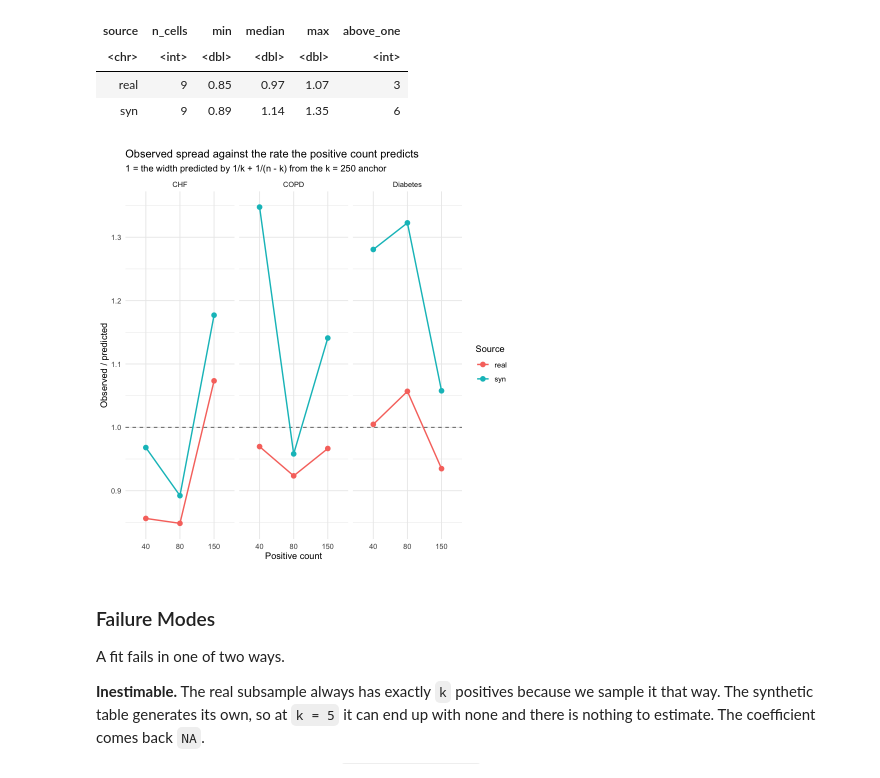
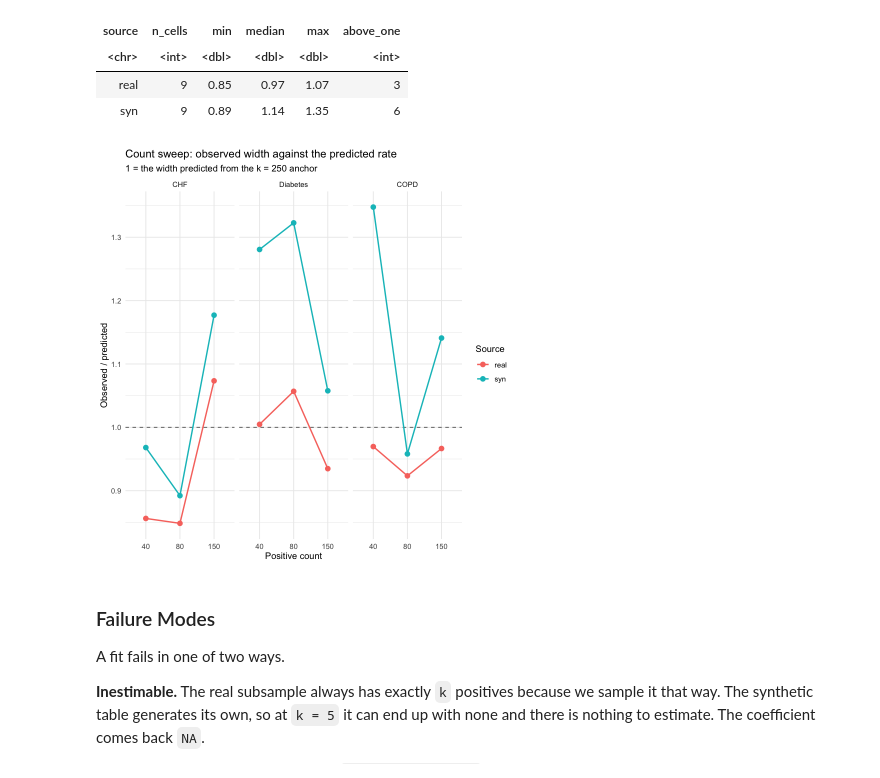
Before and after one commit to ShengPeiWilliam/mimic-synthetic-fidelity, a Jupyter notebook: code/mimic-fidelity-analysis.ipynb, the cells around one changed output. Cells and saved outputs as stored; diff of their text form; code cells hidden in the pictures.

```diff
--- a/code/mimic-fidelity-analysis.ipynb
+++ b/code/mimic-fidelity-analysis.ipynb
@@ -1037,23 +898,25 @@ A tibble: 2 × 6
 # %%
 # the same ratios as a figure: 1 is the width the 1/k + 1/(n-k) rate predicts
 # from the k = 250 anchor, so distance from the line is variance the count does
 # not account for. k = 250 is the anchor and sits at 1 by construction.
 p_ratio <- width_vs_theory %>%
   filter(count >= 40, count < 250) %>%
+  mutate(comorbidity = factor(comorbidity,
+                              levels = c("CHF", "Diabetes", "COPD"))) %>%
   ggplot(aes(factor(count), ratio, color = source, group = source)) +
   geom_hline(yintercept = 1, linetype = "dashed", color = "grey40") +
   geom_line(linewidth = 0.8) +
   geom_point(size = 2.5) +
   facet_wrap(~ comorbidity) +
-  labs(title = "Observed spread against the rate the positive count predicts",
-       subtitle = "1 = the width predicted by 1/k + 1/(n - k) from the k = 250 anchor",
+  labs(title = "Count sweep: observed width against the predicted rate",
+       subtitle = "1 = the width predicted from the k = 250 anchor",
        x = "Positive count", y = "Observed / predicted", color = "Source") +
   theme_minimal()
 p_ratio
 
 ggsave("../figures/width_vs_theory.png", p_ratio, width = 9, height = 3.6, dpi = 150)
 # %% [output]
-[figure, old version]
+[figure, new version]
 # %% [markdown]
 ### Failure Modes
 
```
Also changed, not shown: parts of 40 cells of this notebook, 2 other files.
